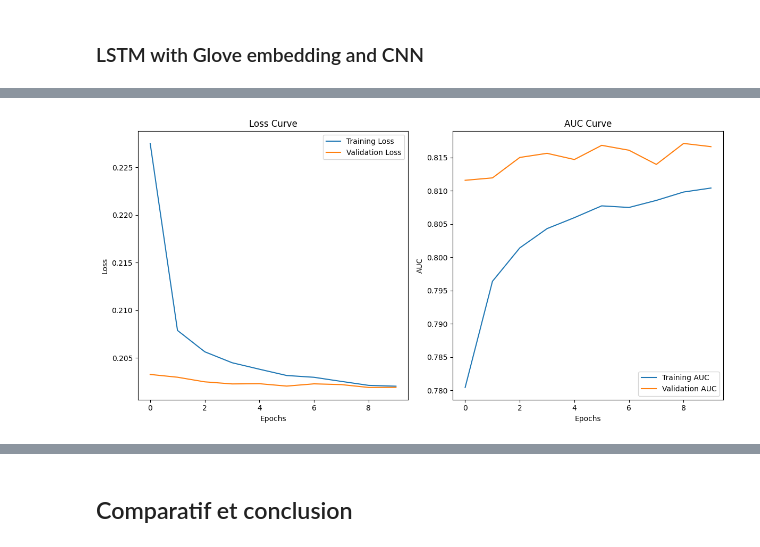
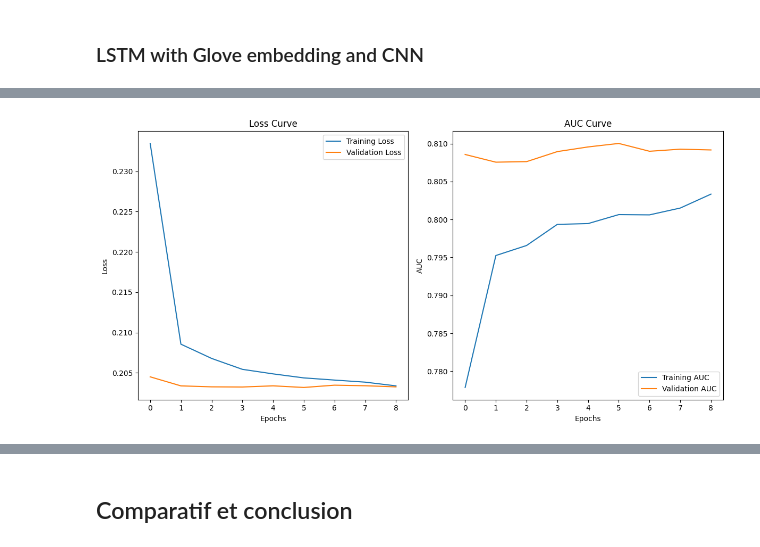
Before and after one commit to 2024-2025-estia-bihar/final_projet_lucg, a Jupyter notebook: notebooks/text_classification.ipynb, the cells around one changed output, grey strips where cells are left out. Cells and saved outputs as stored; diff of their text form; code cells hidden in the pictures.

```diff
--- a/notebooks/text_classification.ipynb
+++ b/notebooks/text_classification.ipynb
@@ -280,6 +280,14 @@ Mean Average Precision (mAP) Random Forest : 0.3865
 [figure]
 # %% [markdown]
 ## Expérimentation avec deep learning
+# %%
+X_train = train[['Processed_Caption']]
+X_val = val[['Processed_Caption']]
+X_test = test[['Processed_Caption']]
+
+y_train = train[labels_cols]
+y_val = val[labels_cols]
+y_test = test[labels_cols]
 # %%
 def multi_label_threshold(y_pred, threshold=0.5, threshold_nb=None):
     if threshold_nb is not None:
@@ -552,18 +739,15 @@ Mean Average Precision (mAP) LSTM with GloVe: 0.3271
 # %% [markdown]
 ### LSTM with Glove embedding and CNN
 # %%
-from tensorflow.keras.models import Model
-from tensorflow.keras.layers import Input, Embedding, LSTM, Conv1D, MaxPooling1D, Flatten, Dense, Dropout, concatenate
-from tensorflow.keras.initializers import Constant
+from tensorflow.keras.layers import Embedding, LSTM, Conv1D, MaxPooling1D, Flatten, Dense, Dropout, concatenate
 
 
-hybrid_model = Sequential([
-    Input(shape=(max_sequence_length,)),
+lstm_cnn_model = Sequential([
     Embedding(
         input_dim=len(word_index) + 1,
         output_dim=embedding_dim,
-        embeddings_initializer=Constant(embedding_matrix),
         input_length=max_sequence_length,
+        weights=[embedding_matrix],
         trainable=False
     ),
     Conv1D(filters=128, kernel_size=5, activation='relu'),
@@ -572,12 +756,13 @@ hybrid_model = Sequential([
     Dropout(0.4),
     Dense(64, activation='relu'),
     Dropout(0.4),
-    Dense(len(mlb.classes_), activation='sigmoid')
+    Dense(len(classes), activation='sigmoid')
 ])
 
 # Compiler le modèle
-hybrid_model.compile(optimizer='adam', loss='binary_crossentropy', metrics=['AUC'])
+lstm_cnn_model.compile(optimizer='adam', loss='binary_crossentropy', metrics=['AUC'])
+lstm_cnn_model.build(input_shape=(None, max_sequence_length))
 
 # Résumé du modèle
-hybrid_model.summary()
+lstm_cnn_model.summary()
 # %% [output]
@@ -604,5 +789,3 @@ Model: "sequential_4"
  Total params: 2,138,838 (8.16 MB)
  Trainable params: 333,138 (1.27 MB)
  Non-trainable params: 1,805,700 (6.89 MB)
-# %%
-hybrid_model.fit(X_train, y_train, validation_data=(X_val, y_val), epochs=10, batch_size=32)
@@ -630,0 +792,11 @@ Epoch 10/10
+# %%
+lstm_cnn_model.fit(
+    tf_train, y_train,
+    validation_data=(tf_val, y_val),
+    epochs=10,
+    batch_size=32,
+    callbacks=callbacks
+)
+
+evaluation = lstm_cnn_model.evaluate(tf_val, y_val, verbose=0)
+print(f"Évaluation sur l'ensemble de validation: {evaluation}")
@@ -631,28 +823,28 @@ Epoch 10/10
 # %%
 
 # Tracer la courbe d'apprentissage
 plt.figure(figsize=(12, 6))
 
 # Courbe de perte
 plt.subplot(1, 2, 1)
-plt.plot(hybrid_model.history.history['loss'], label='Training Loss')
-plt.plot(hybrid_model.history.history['val_loss'], label='Validation Loss')
+plt.plot(lstm_cnn_model.history.history['loss'], label='Training Loss')
+plt.plot(lstm_cnn_model.history.history['val_loss'], label='Validation Loss')
 plt.title('Loss Curve')
 plt.xlabel('Epochs')
 plt.ylabel('Loss')
 plt.legend()
 
 # Courbe de précision
 plt.subplot(1, 2, 2)
-plt.plot(hybrid_model.history.history['AUC'], label='Training AUC')
-plt.plot(hybrid_model.history.history['val_AUC'], label='Validation AUC')
+plt.plot(lstm_cnn_model.history.history['AUC'], label='Training AUC')
+plt.plot(lstm_cnn_model.history.history['val_AUC'], label='Validation AUC')
 plt.title('AUC Curve')
 plt.xlabel('Epochs')
 plt.ylabel('AUC')
 plt.legend()
 
 plt.tight_layout()
 plt.show()
 # %% [output]
-[figure, old version]
+[figure, new version]
 # %%
```
Also changed, not shown: parts of 24 cells of this notebook.
